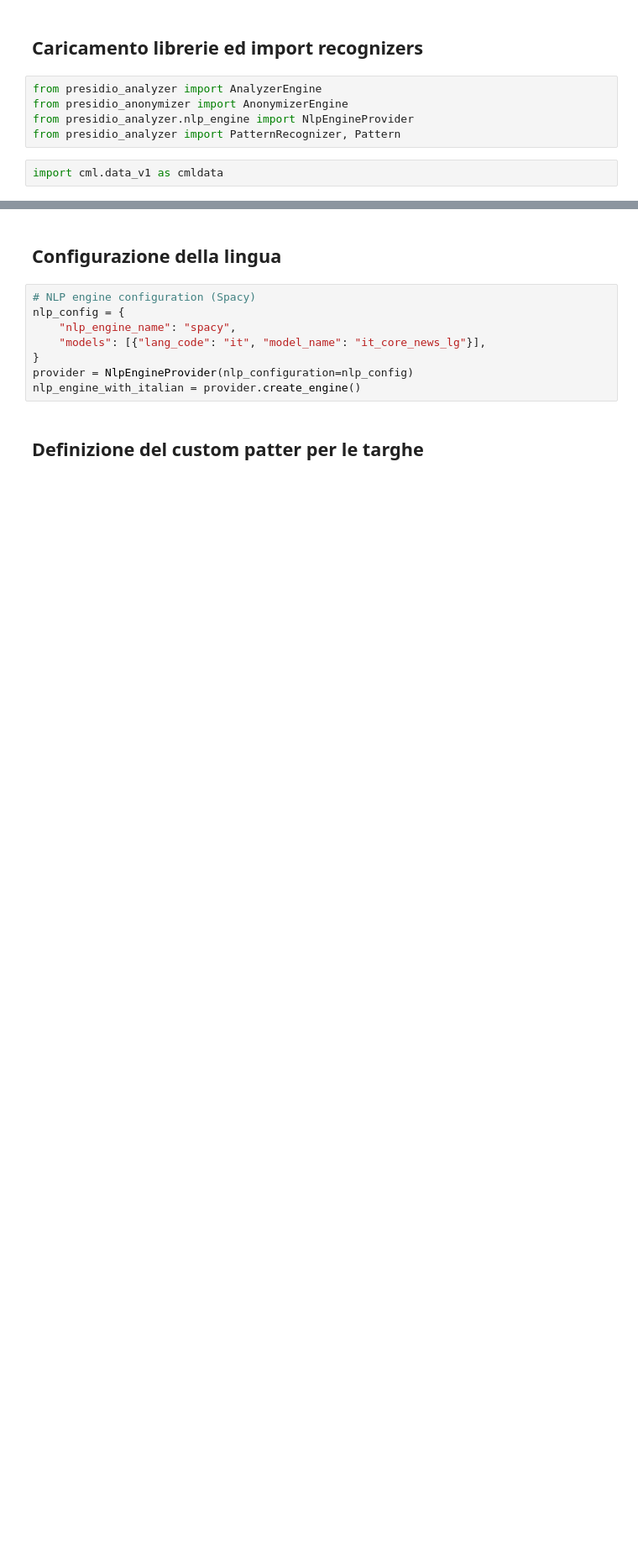
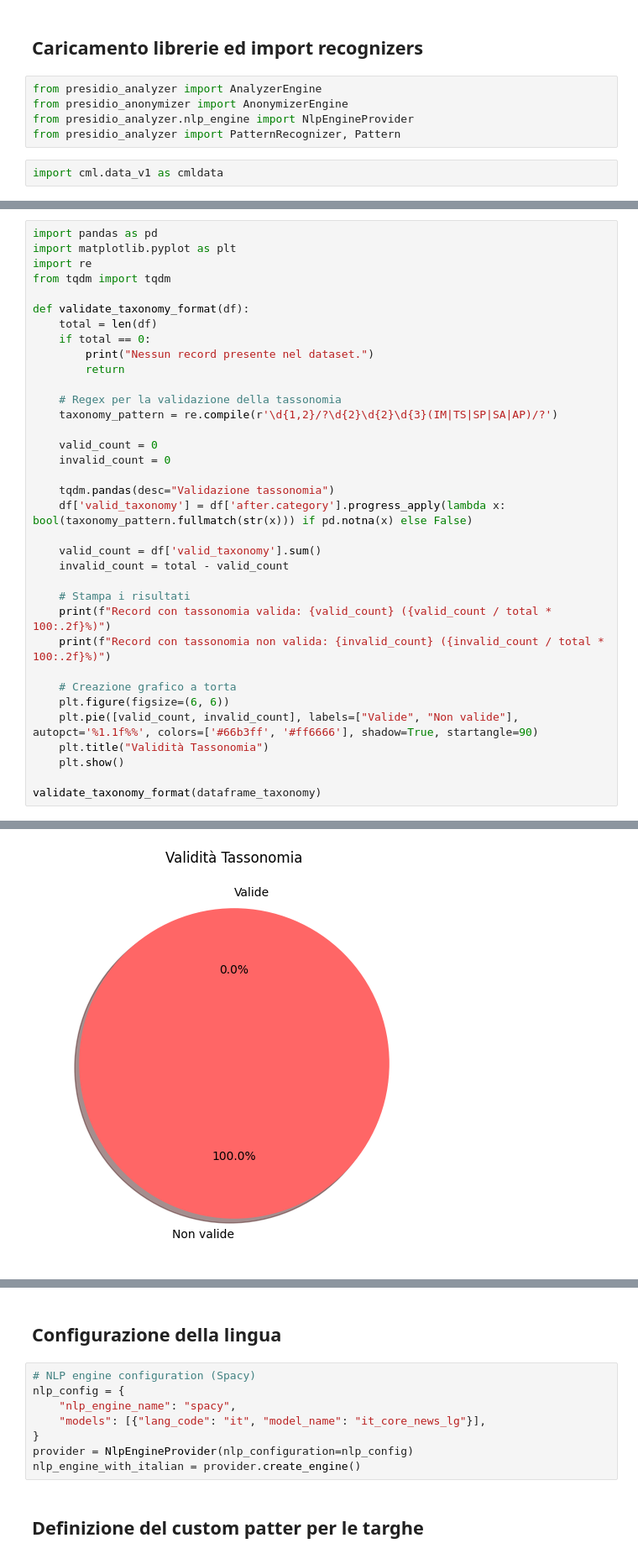
Before and after one commit to pagopa/pagopa-qa, a Jupyter notebook: data analysis/RTP analisi dati.ipynb, the cells around one changed output, grey strips where cells are left out. Shown: that part at 84% size. Drawn from its saved outputs; the diff is of its cells as text; blank space fills up the shorter version.

```diff
--- a/data analysis/RTP analisi dati.ipynb
+++ b/data analysis/RTP analisi dati.ipynb
@@ -45,0 +304,36 @@ conn.close()
+# %%
+import pandas as pd
+import matplotlib.pyplot as plt
+import re
+from tqdm import tqdm
+
+def validate_taxonomy_format(df):
+    total = len(df)
+    if total == 0:
+        print("Nessun record presente nel dataset.")
+        return
+
+    # Regex per la validazione della tassonomia
+    taxonomy_pattern = re.compile(r'\d{1,2}/?\d{2}\d{2}\d{3}(IM|TS|SP|SA|AP)/?')
+
+    valid_count = 0
+    invalid_count = 0
+
+    tqdm.pandas(desc="Validazione tassonomia")
+    df['valid_taxonomy'] = df['after.category'].progress_apply(lambda x: bool(taxonomy_pattern.fullmatch(str(x))) if pd.notna(x) else False)
+
+    valid_count = df['valid_taxonomy'].sum()
+    invalid_count = total - valid_count
+
+    # Stampa i risultati
+    print(f"Record con tassonomia valida: {valid_count} ({valid_count / total * 100:.2f}%)")
+    print(f"Record con tassonomia non valida: {invalid_count} ({invalid_count / total * 100:.2f}%)")
+
+    # Creazione grafico a torta
+    plt.figure(figsize=(6, 6))
+    plt.pie([valid_count, invalid_count], labels=["Valide", "Non valide"], autopct='%1.1f%%', colors=['#66b3ff', '#ff6666'], shadow=True, startangle=90)
+    plt.title("Validità Tassonomia")
+    plt.show()
+
+validate_taxonomy_format(dataframe_taxonomy)
+# %% [output]
@@ -45,0 +342 @@ conn.close()
+[figure, added]
```
Also changed, not shown: parts of 19 cells of this notebook.
